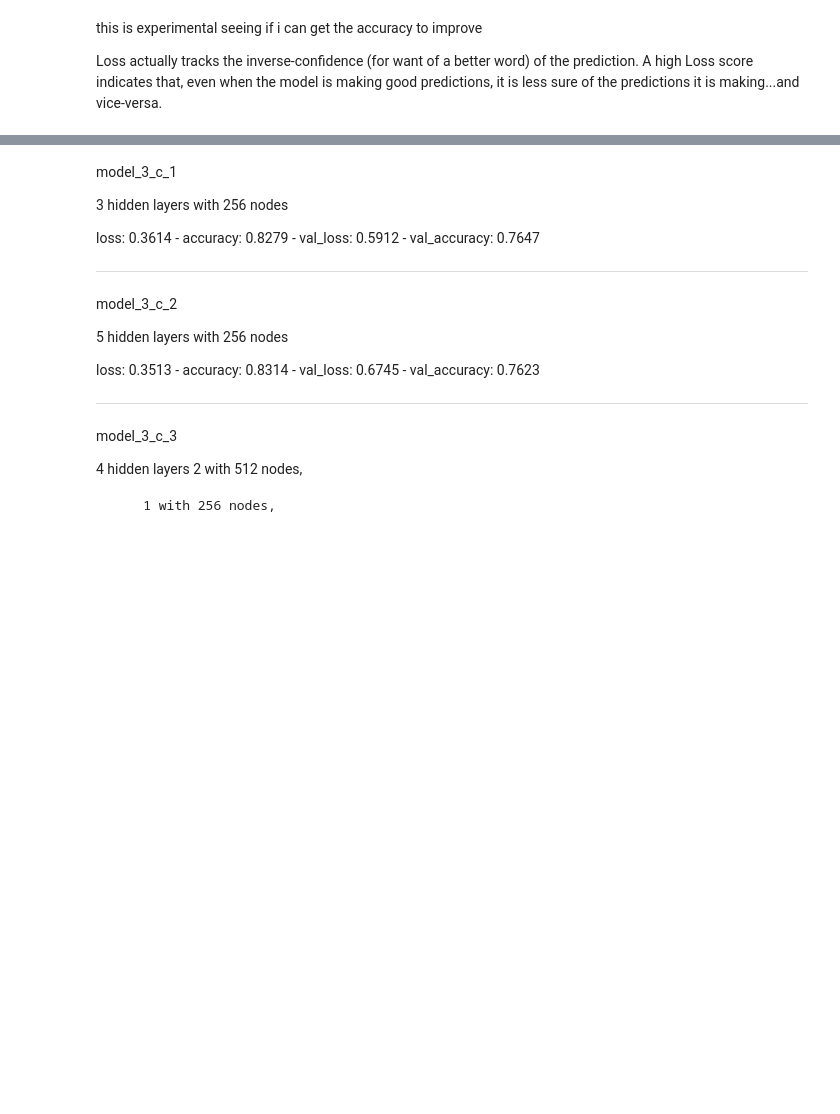
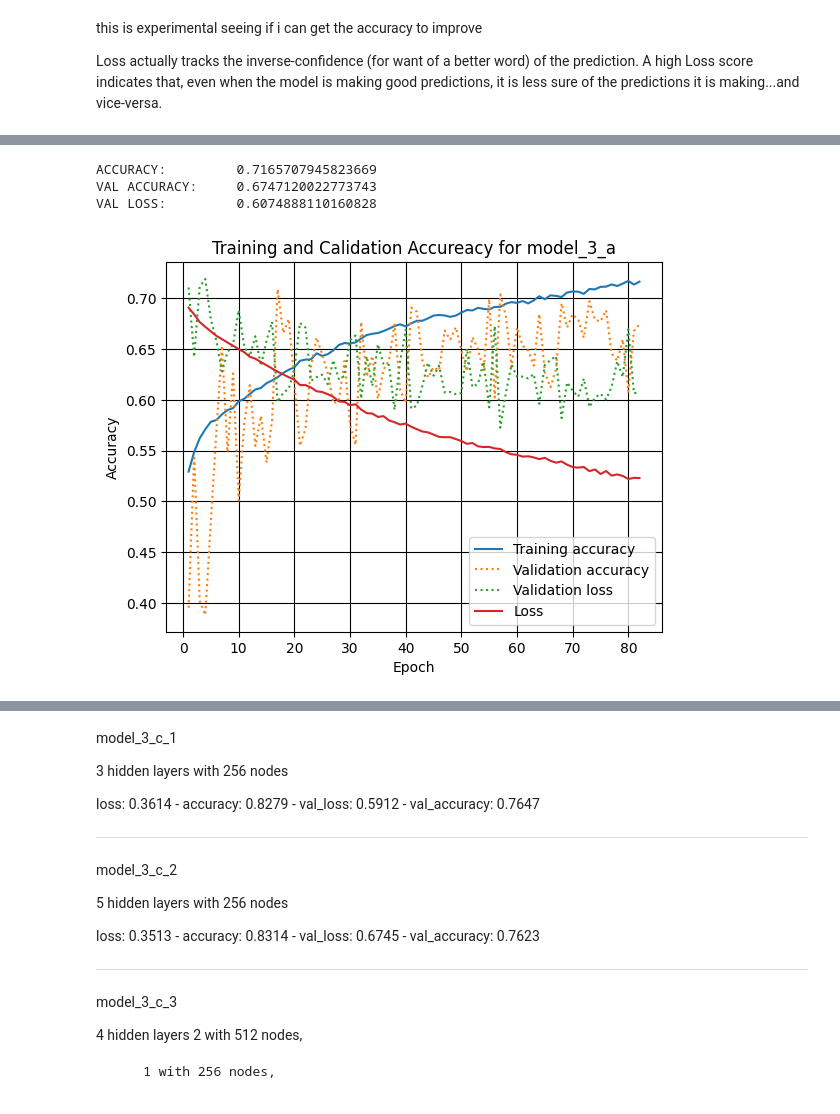
Before and after one commit to OrbelB/MLCreditCards, a Jupyter notebook: NN_model_3.ipynb, the cells around one changed output, grey strips where cells are left out. Drawn from its saved outputs; the diff is of its cells as text; code cells hidden in the pictures; blank space fills up the shorter version.

```diff
--- a/NN_model_3.ipynb
+++ b/NN_model_3.ipynb
@@ -213,0 +195,7 @@ Text(110.44999999999997, 0.5, 'Actual label')
+# %%
+printGraph("Training and Calidation Accureacy for model_3_a", hist_a)
+# %% [output]
+ACCURACY:         0.7165707945823669
+VAL ACCURACY:     0.6747120022773743
+VAL LOSS:         0.6074888110160828
+[figure, added]
```
Also changed, not shown: parts of 47 cells of this notebook, 7 other files.
